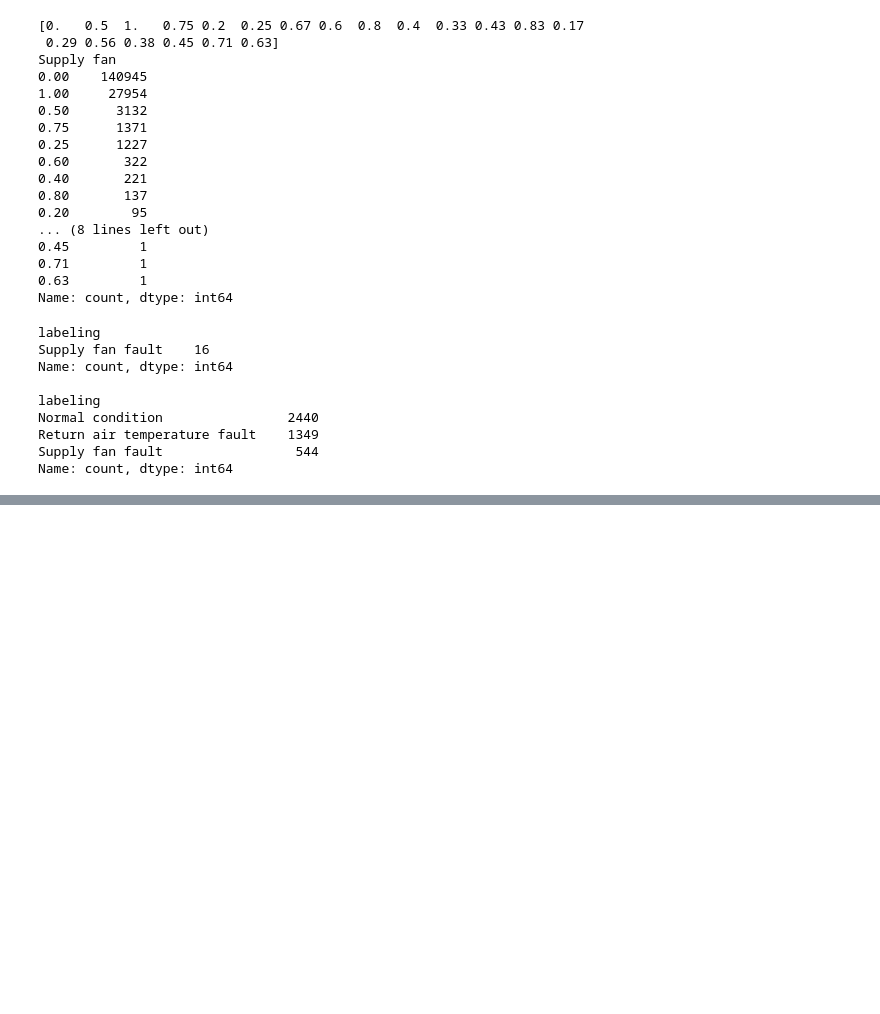
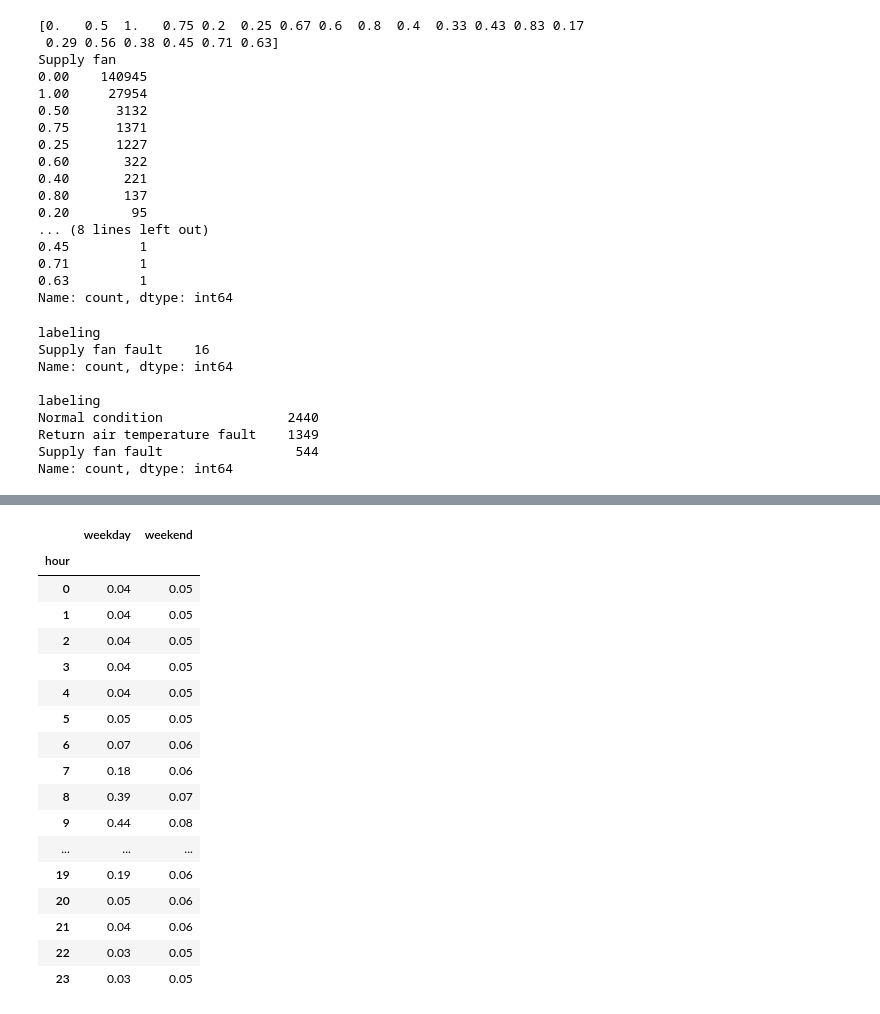
Before and after one commit to BharathiGaneshkumar/agentic-bms, a Jupyter notebook: notebooks/01_eda.ipynb, the cells around one changed output, grey strips where cells are left out. Drawn from its saved outputs; the diff is of its cells as text; code cells hidden in the pictures; blank space fills up the shorter version.

```diff
--- a/notebooks/01_eda.ipynb
+++ b/notebooks/01_eda.ipynb
@@ -427,0 +628,28 @@ Name: count, dtype: int64
+# %%
+t = pd.to_datetime(df["Time"], format="%Y-%m-%d %H")
+prof = (
+    df.assign(hour=t.dt.hour, weekend=t.dt.dayofweek >= 5)
+      .groupby(["weekend", "hour"])["Supply fan"].mean()
+      .unstack(0).round(2)
+)
+prof.columns = ["weekday", "weekend"]
+prof
+# %% [output]
+|  | weekday | weekend |
+| hour |  |  |
+| 0 | 0.04 | 0.05 |
+| 1 | 0.04 | 0.05 |
+| 2 | 0.04 | 0.05 |
+| 3 | 0.04 | 0.05 |
+| 4 | 0.04 | 0.05 |
+| 5 | 0.05 | 0.05 |
+| 6 | 0.07 | 0.06 |
+| 7 | 0.18 | 0.06 |
+| 8 | 0.39 | 0.07 |
+| 9 | 0.44 | 0.08 |
+| ... | ... | ... |
+| 19 | 0.19 | 0.06 |
+| 20 | 0.05 | 0.06 |
+| 21 | 0.04 | 0.06 |
+| 22 | 0.03 | 0.05 |
+| 23 | 0.03 | 0.05 |
```
Also changed, not shown: parts of 27 cells of this notebook.
